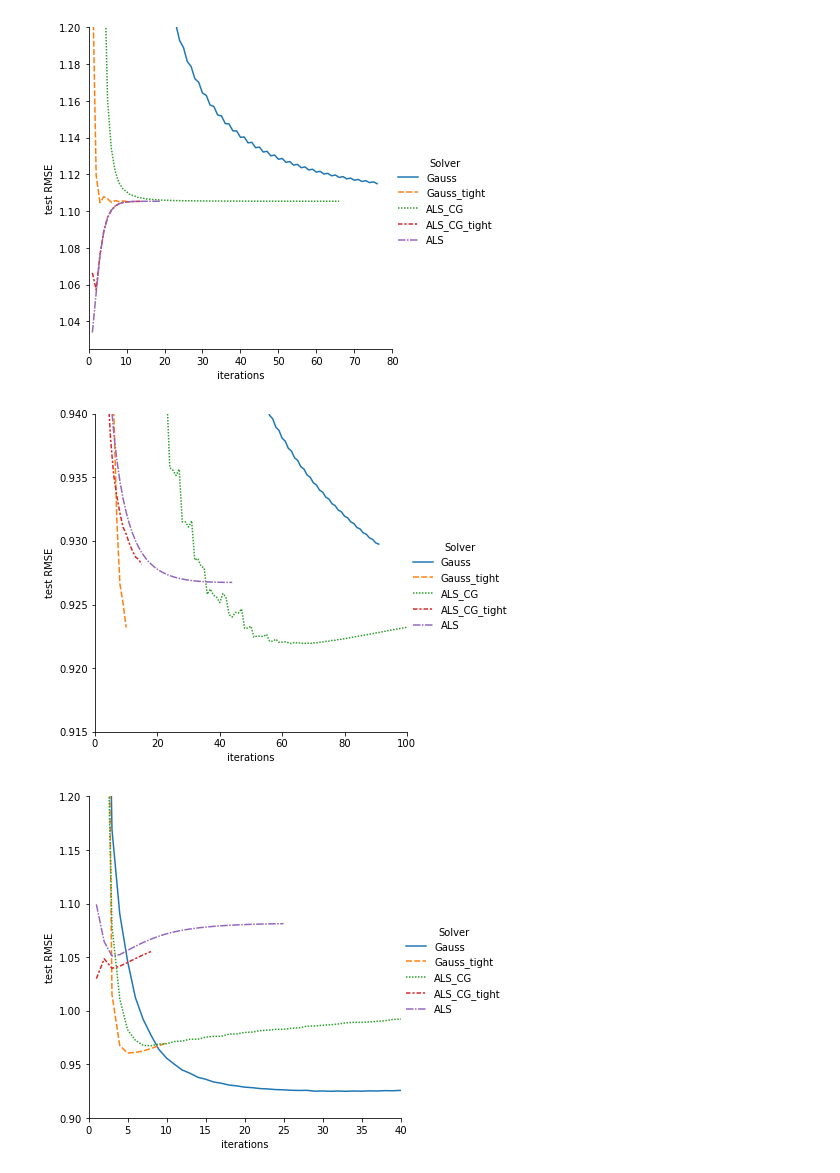
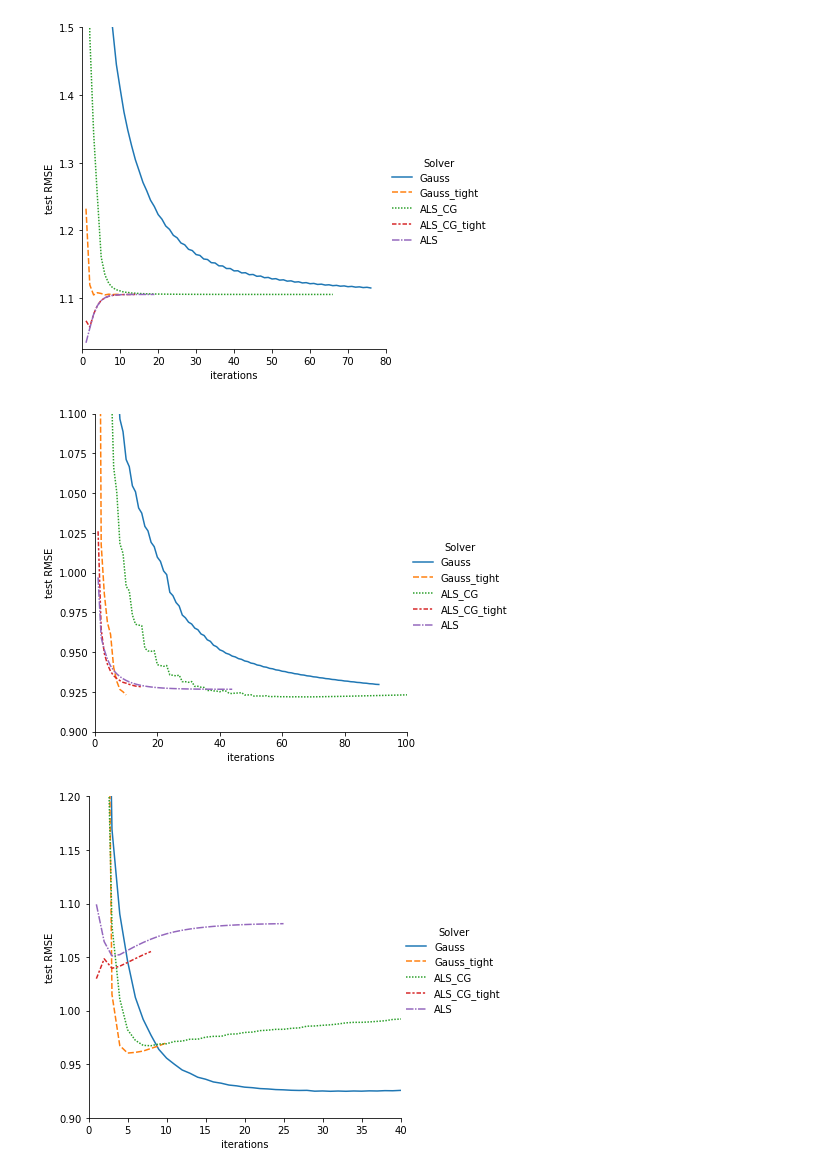
Before and after one commit to jyhsia5174/Gauss-Newton-EXP-Code, a Jupyter notebook: analysis/fig1.ipynb, the cells around one changed output. Cells and saved outputs as stored; diff of their text form; code cells hidden in the pictures.

```diff
--- a/analysis/fig1.ipynb
+++ b/analysis/fig1.ipynb
@@ -33,19 +33,19 @@ def get_obj(l2):
 # %%
 data = get_test_loss('5e-1')
 data = data.melt(id_vars="iter", var_name="Solver", value_name="RMSE")
 g = sns.relplot(x="iter", y="RMSE", kind="line", hue="Solver", style="Solver", dashes=True, data=data)
-g.ax.set(ylim=(1.025,1.2), xlim=(0,80), xlabel="iterations", ylabel="test RMSE")
+g.ax.set(ylim=(1.025,1.5), xlim=(0,80), xlabel="iterations", ylabel="test RMSE")
 g.savefig("fig/fig1-5e-1-RMSE.png")
 # %% [output]
-[figure, old version]
+[figure, new version]
 # %%
 data = get_test_loss('5e-2')
 data = data.melt(id_vars="iter", var_name="Solver", value_name="RMSE")
 g = sns.relplot(x="iter", y="RMSE", kind="line", hue="Solver", style="Solver", dashes=True, data=data)
-g.ax.set(ylim=(0.915,0.94), xlim=(0,100), xlabel="iterations", ylabel="test RMSE")
+g.ax.set(ylim=(0.9,1.1),xlim=(0,100), xlabel="iterations", ylabel="test RMSE")
 g.savefig("fig/fig1-5e-2-RMSE.png")
 # %% [output]
-[figure, old version]
+[figure, new version]
 # %%
 data = get_test_loss('5e-3')
 data = data.melt(id_vars="iter", var_name="Solver", value_name="RMSE")
```
Also changed, not shown: 7 other files.
